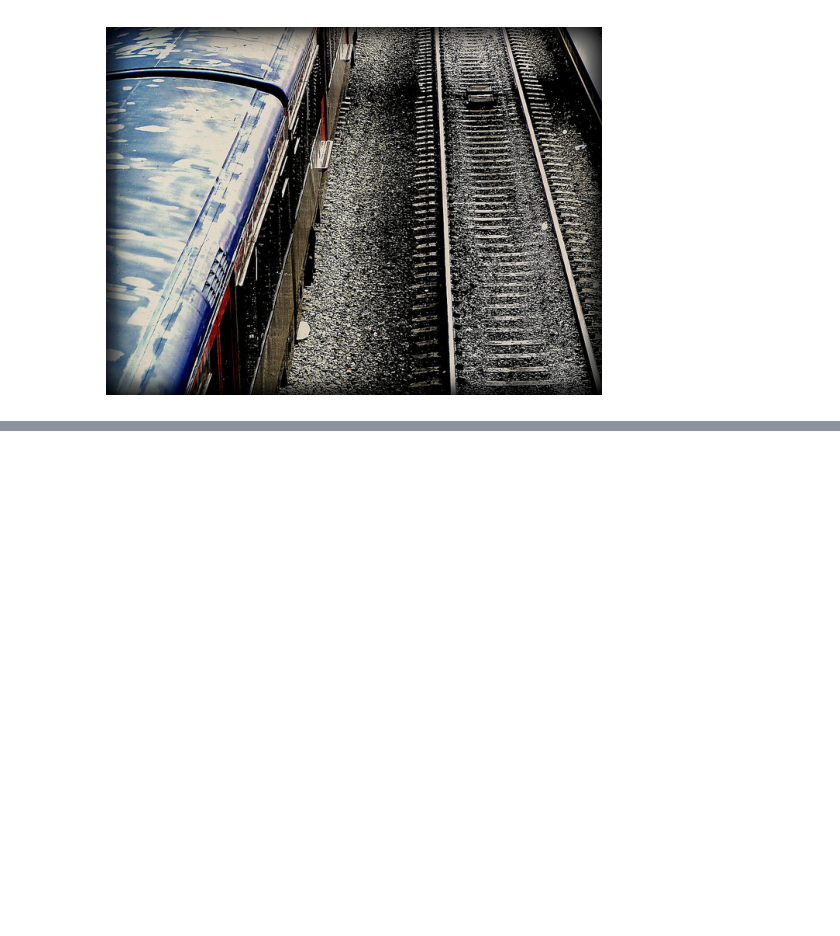
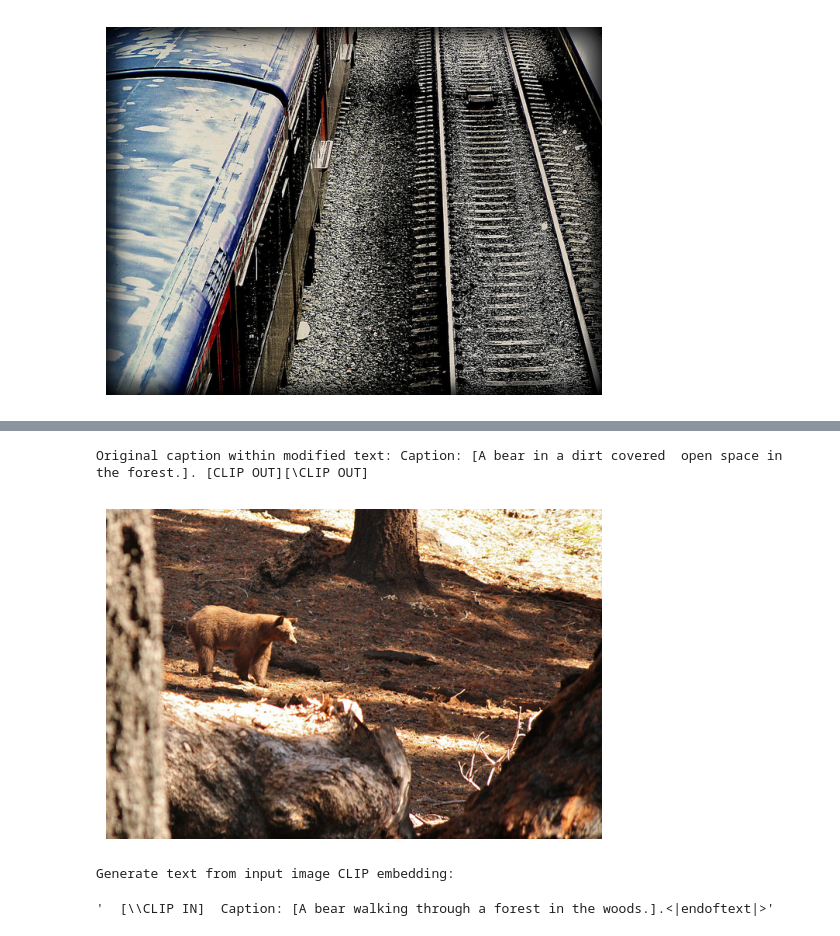
Before and after one commit to EduardoPach/General-GPT, a Jupyter notebook: notebooks/general_llm.ipynb, the cells around one changed output, grey strips where cells are left out. Cells and saved outputs as stored; diff of their text form; code cells hidden in the pictures; blank space fills up the shorter version.

```diff
--- a/notebooks/general_llm.ipynb
+++ b/notebooks/general_llm.ipynb
@@ -269,0 +396,17 @@ tune_caption_to_CLIP(model, tokenizer, optimizer, scheduler, coco_dataloader, ep
+# %%
+test_id = 89
+
+print("Original caption within modified text:", coco_dataset.coco_data[test_id][0])
+
+I = io.imread(coco_dataset.coco_captions.loadImgs(coco_dataset.coco_data[test_id][1])[0]['coco_url'])
+plt.axis('off')
+plt.imshow(I)
+plt.show()
+
+print("Generate text from input image CLIP embedding:")
+greedy_generate(model, tokenizer, embed=coco_dataset.coco_data[test_id][2].reshape(1, 1, -1), stop_token=tokenizer.pad_token)
+# %% [output]
+Original caption within modified text: Caption: [A bear in a dirt covered  open space in the forest.]. [CLIP OUT][\CLIP OUT]
+[figure, added]
+Generate text from input image CLIP embedding:
+'  [\\CLIP IN]  Caption: [A bear walking through a forest in the woods.].<|endoftext|>'
```
Also changed, not shown: parts of 8 cells of this notebook.
